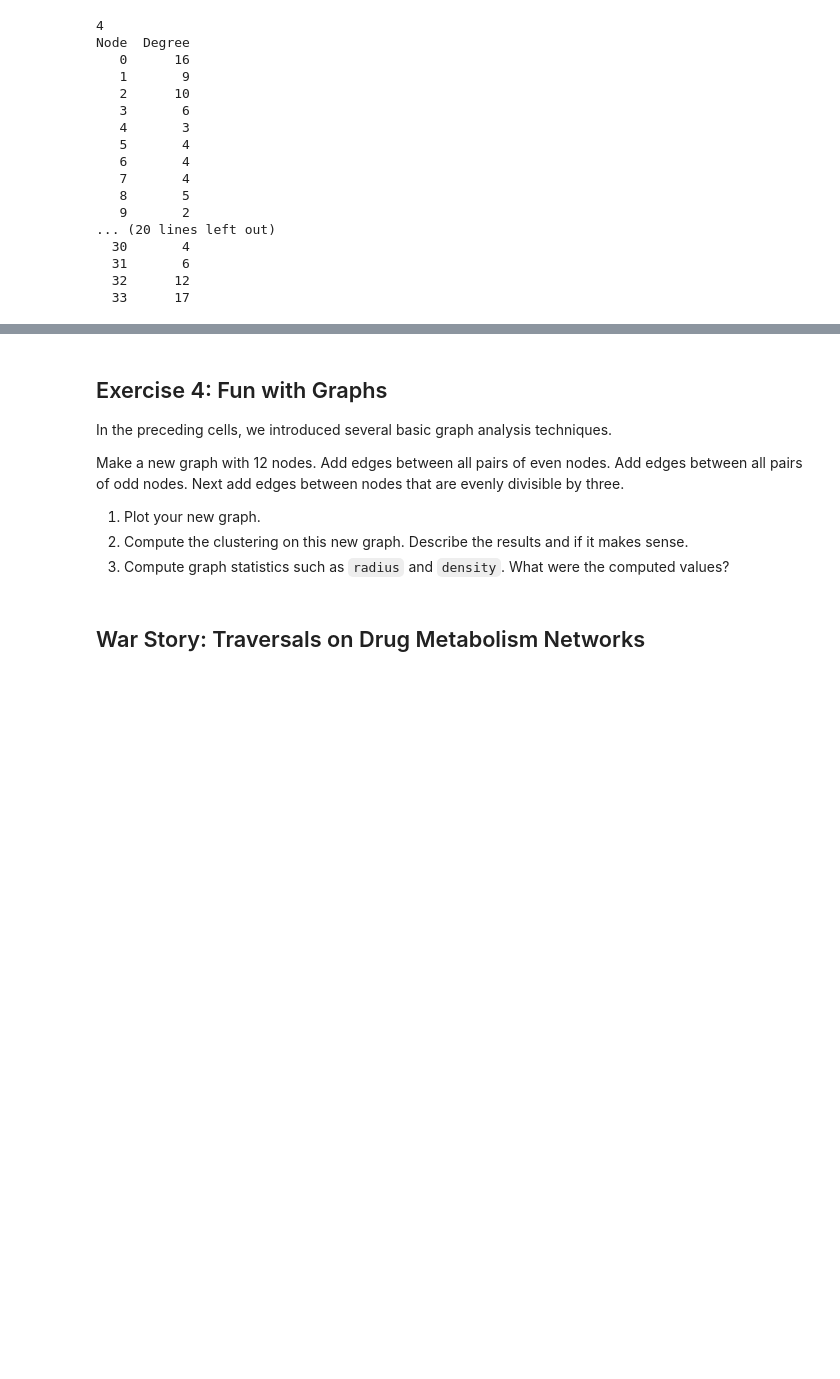
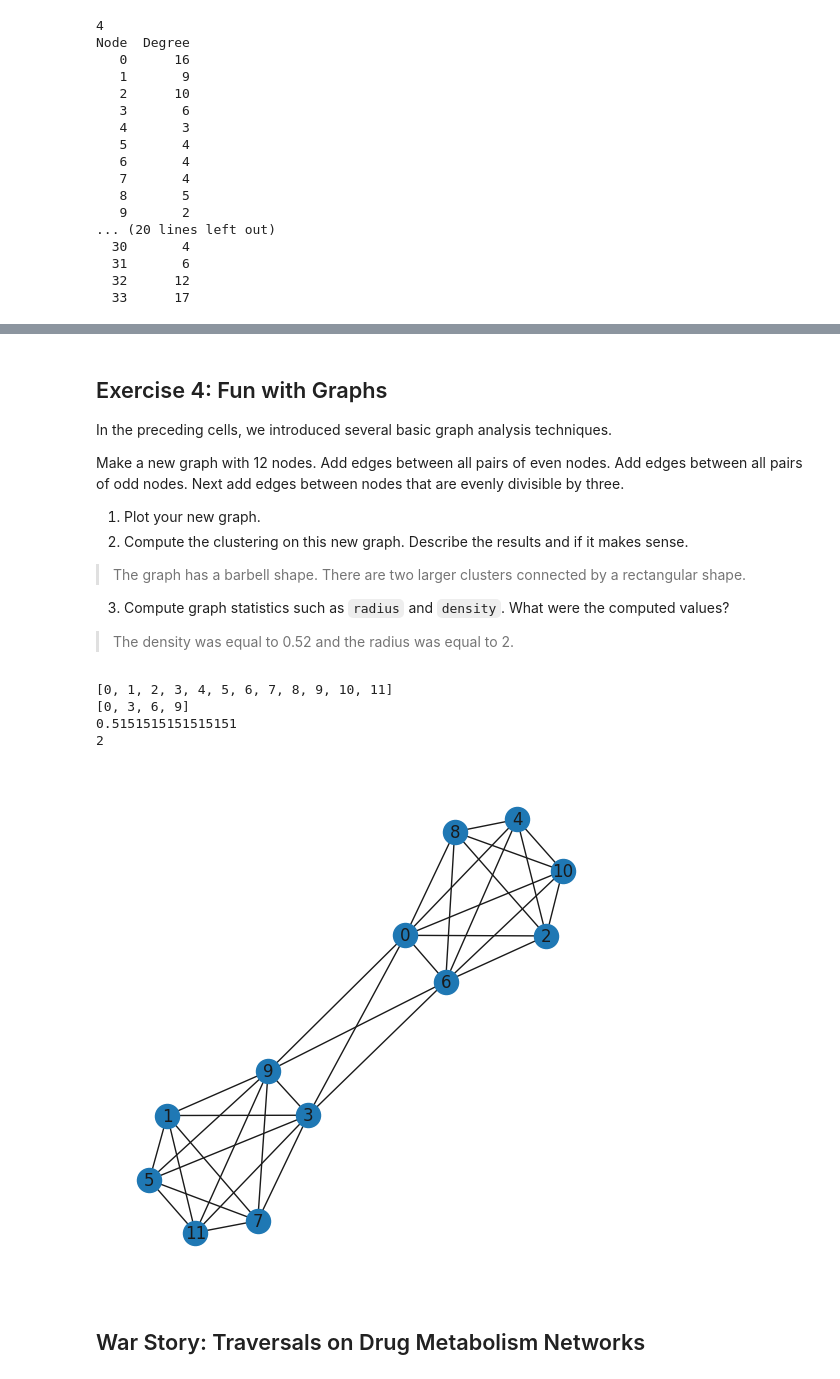
Before and after one commit to James-McTighe/chem_274B-lab2, a Jupyter notebook: collab_lab2.ipynb, the cells around one changed output, grey strips where cells are left out. Saved outputs shown, nothing was run; the diff lists cells and outputs as text; code cells hidden in the pictures; blank space fills up the shorter version.

```diff
--- a/collab_lab2.ipynb
+++ b/collab_lab2.ipynb
@@ -1257,7 +1257,61 @@ Make a new graph with 12 nodes. Add edges between all pairs of even nodes. Add e
 
 1. Plot your new graph.
 2. Compute the clustering on this new graph. Describe the results and if it makes sense.
+> The graph has a barbell shape.  There are two larger clusters connected by a rectangular shape.
 3. Compute graph statistics such as `radius` and `density`. What were the computed values?
+> The density was equal to 0.52 and the radius was equal to 2.
+# %%
+ex4 = nx.Graph()
+ex4.add_nodes_from([x for x in range(12)])
+
+even_nodes = []
+for x in range(12):
+    if x % 2 == 0:
+        even_nodes.append(x)
+
+odd_nodes = []
+for x in range(12):
+    if x % 2 != 0:
+        odd_nodes.append(x)
+
+thirds = []
+for x in range(12):
+    if x % 3 == 0:
+        thirds.append(x)
+
+# add even edges
+for i in range(len(even_nodes)):
+    for j in range(i+1,len(even_nodes)):
+        ex4.add_edge(even_nodes[i],even_nodes[j])
+
+# add odd edges
+for i in range(len(odd_nodes)):
+    for j in range(i+1,len(odd_nodes)):
+        ex4.add_edge(odd_nodes[i],odd_nodes[j])
+
+# add edges for nodes divisbile by 3
+for i in range(len(thirds)):
+    for j in range(i+1,len(thirds)):
+        ex4.add_edge(thirds[i],thirds[j])
+
+print(nx.density(ex4))
+print(nx.radius(ex4))
+
+plt.figure(figsize=(5,5))
+nx.draw(ex4, with_labels=True)
+plt.show()
+
+#Tests to ensure graph is made properly
+assert nx.is_path(ex4,(2,4))
+assert nx.is_path(ex4,(1,5))
+assert nx.is_path(ex4,(3,6))
+assert nx.is_path(ex4,(2,5))==False
+# %% [output]
+[0, 1, 2, 3, 4, 5, 6, 7, 8, 9, 10, 11]
+[0, 3, 6, 9]
+0.5151515151515151
+2
+[figure, added]
 # %% [markdown]
 ## War Story: Traversals on Drug Metabolism Networks
 # %% [markdown]
```
Also changed, not shown: parts of 4 cells of this notebook.
